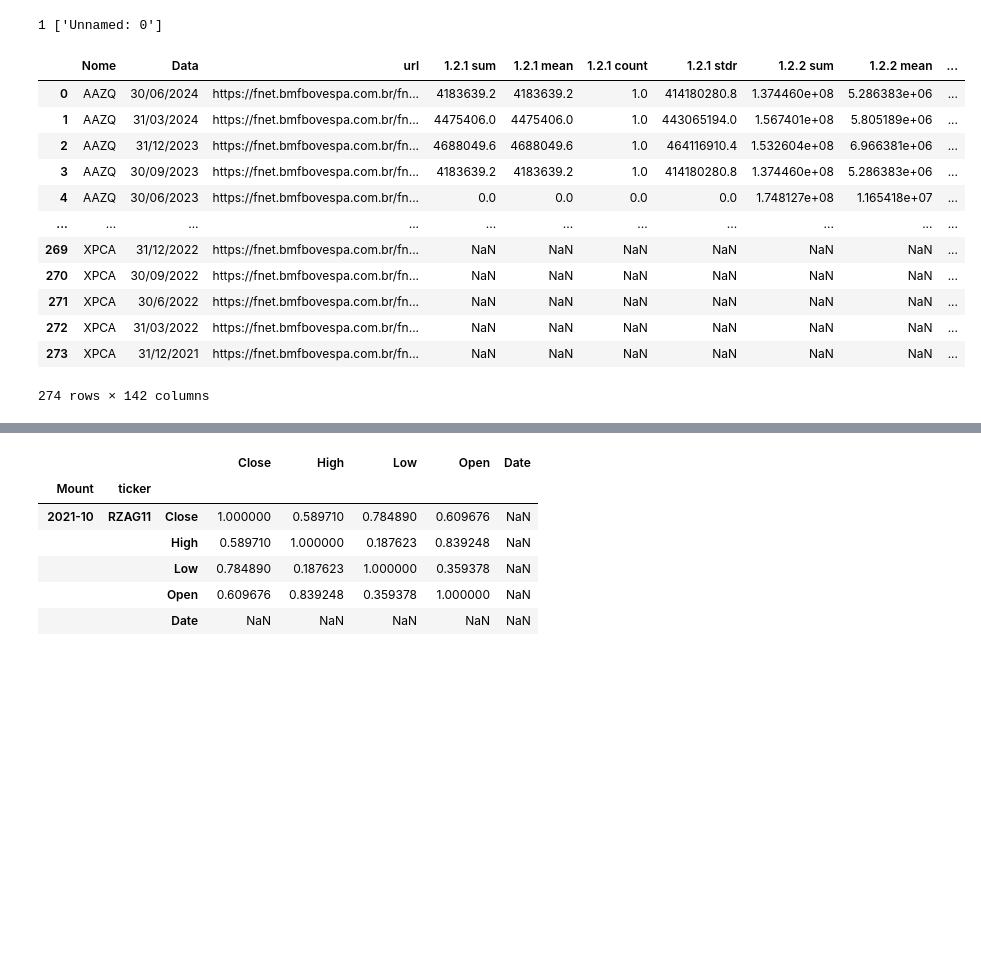
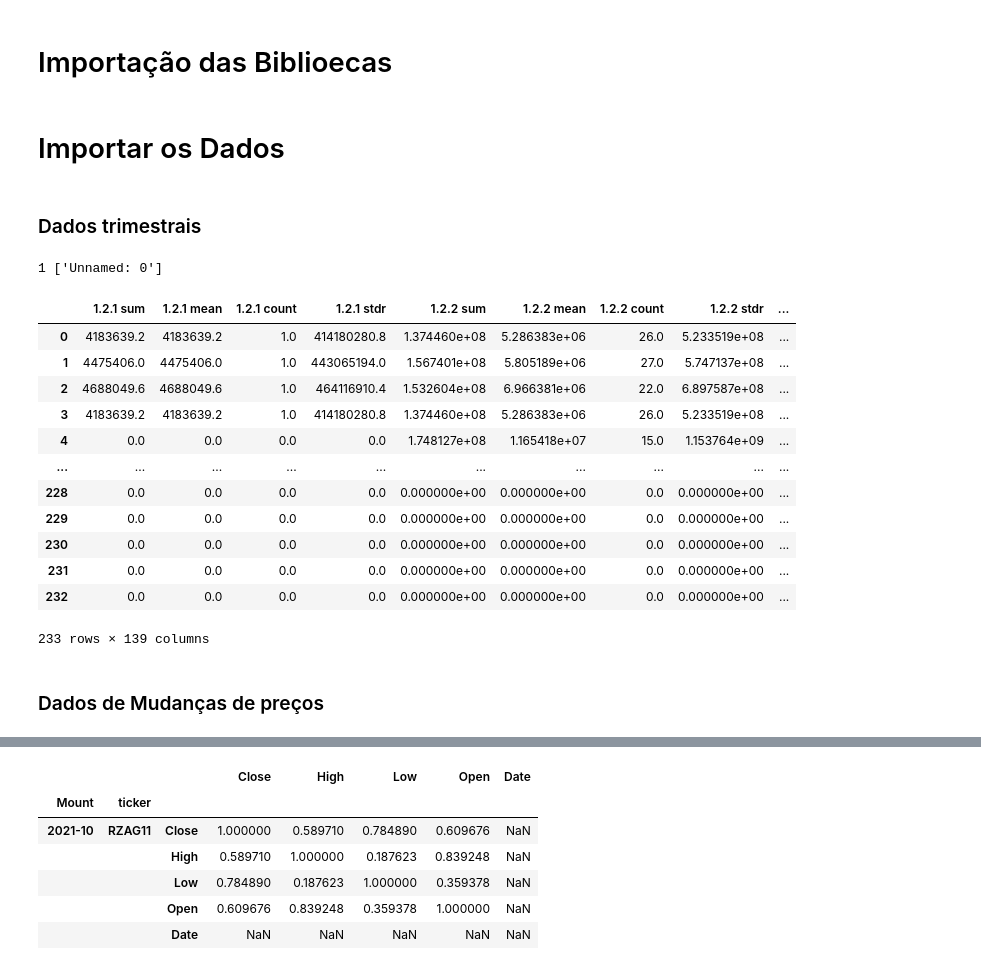
Before and after one commit to ErikMaia/tcc, a Jupyter notebook: src/analisys.ipynb, the cells around one changed output, grey strips where cells are left out. Saved outputs shown, nothing was run; the diff lists cells and outputs as text; code cells hidden in the pictures; blank space fills up the shorter version.

```diff
--- a/src/analisys.ipynb
+++ b/src/analisys.ipynb
@@ -1,3 +1,5 @@
+# %% [markdown]
+# Importação das Biblioecas
 # %%
 import pandas as pd
 import seaborn as sns
@@ -4,26 +7,29 @@ import seaborn as sns
+# %% [markdown]
+# Importar os Dados
+# %% [markdown]
+### Dados trimestrais
 # %%
-df = pd.read_csv("./../assets/dados.csv")
-coluns_to_remove = list(filter(lambda colum: 'Unnamed' in colum, df.columns))
-df = df.drop(columns=coluns_to_remove)
-df[df.isna()] = 0
-df.to_csv("./../assets/dados.csv")
-df = pd.concat([pd.read_csv("./../assets/url.csv"),df],
-                axis=1)
+quarterly_reports = pd.read_csv("./../assets/dados.csv")
+coluns_to_remove = list(filter(lambda colum: 'Unnamed' in colum, quarterly_reports.columns))
+quarterly_reports = quarterly_reports.drop(columns=coluns_to_remove)
+quarterly_reports[quarterly_reports.isna()] = 0
+quarterly_reports.to_csv("./../assets/dados.csv")
+ticker = pd.read_csv("./../assets/url.csv")['Nome'] + '11'
+quarterly_reports['ticker'] = ticker
 print(len(coluns_to_remove),coluns_to_remove)
-df['ticker'] = df['Nome'] + '11'
-df
+quarterly_reports
 # %% [output]
 1 ['Unnamed: 0']
-|  | Nome | Data | url | 1.2.1 sum | 1.2.1 mean | 1.2.1 count | 1.2.1 stdr | 1.2.2 sum | 1.2.2 mean | ... |
-| 0 | AAZQ | 30/06/2024 | https://fnet.bmfbovespa.com.br/fn... | 4183639.2 | 4183639.2 | 1.0 | 414180280.8 | 1.374460e+08 | 5.286383e+06 | ... |
-| 1 | AAZQ | 31/03/2024 | https://fnet.bmfbovespa.com.br/fn... | 4475406.0 | 4475406.0 | 1.0 | 443065194.0 | 1.567401e+08 | 5.805189e+06 | ... |
-| 2 | AAZQ | 31/12/2023 | https://fnet.bmfbovespa.com.br/fn... | 4688049.6 | 4688049.6 | 1.0 | 464116910.4 | 1.532604e+08 | 6.966381e+06 | ... |
-| 3 | AAZQ | 30/09/2023 | https://fnet.bmfbovespa.com.br/fn... | 4183639.2 | 4183639.2 | 1.0 | 414180280.8 | 1.374460e+08 | 5.286383e+06 | ... |
-| 4 | AAZQ | 30/06/2023 | https://fnet.bmfbovespa.com.br/fn... | 0.0 | 0.0 | 0.0 | 0.0 | 1.748127e+08 | 1.165418e+07 | ... |
-| ... | ... | ... | ... | ... | ... | ... | ... | ... | ... | ... |
-| 269 | XPCA | 31/12/2022 | https://fnet.bmfbovespa.com.br/fn... | NaN | NaN | NaN | NaN | NaN | NaN | ... |
-| 270 | XPCA | 30/09/2022 | https://fnet.bmfbovespa.com.br/fn... | NaN | NaN | NaN | NaN | NaN | NaN | ... |
-| 271 | XPCA | 30/6/2022 | https://fnet.bmfbovespa.com.br/fn... | NaN | NaN | NaN | NaN | NaN | NaN | ... |
-| 272 | XPCA | 31/03/2022 | https://fnet.bmfbovespa.com.br/fn... | NaN | NaN | NaN | NaN | NaN | NaN | ... |
-| 273 | XPCA | 31/12/2021 | https://fnet.bmfbovespa.com.br/fn... | NaN | NaN | NaN | NaN | NaN | NaN | ... |
+|  | 1.2.1 sum | 1.2.1 mean | 1.2.1 count | 1.2.1 stdr | 1.2.2 sum | 1.2.2 mean | 1.2.2 count | 1.2.2 stdr | ... |
+| 0 | 4183639.2 | 4183639.2 | 1.0 | 414180280.8 | 1.374460e+08 | 5.286383e+06 | 26.0 | 5.233519e+08 | ... |
+| 1 | 4475406.0 | 4475406.0 | 1.0 | 443065194.0 | 1.567401e+08 | 5.805189e+06 | 27.0 | 5.747137e+08 | ... |
+| 2 | 4688049.6 | 4688049.6 | 1.0 | 464116910.4 | 1.532604e+08 | 6.966381e+06 | 22.0 | 6.897587e+08 | ... |
+| 3 | 4183639.2 | 4183639.2 | 1.0 | 414180280.8 | 1.374460e+08 | 5.286383e+06 | 26.0 | 5.233519e+08 | ... |
+| 4 | 0.0 | 0.0 | 0.0 | 0.0 | 1.748127e+08 | 1.165418e+07 | 15.0 | 1.153764e+09 | ... |
+| ... | ... | ... | ... | ... | ... | ... | ... | ... | ... |
+| 228 | 0.0 | 0.0 | 0.0 | 0.0 | 0.000000e+00 | 0.000000e+00 | 0.0 | 0.000000e+00 | ... |
+| 229 | 0.0 | 0.0 | 0.0 | 0.0 | 0.000000e+00 | 0.000000e+00 | 0.0 | 0.000000e+00 | ... |
+| 230 | 0.0 | 0.0 | 0.0 | 0.0 | 0.000000e+00 | 0.000000e+00 | 0.0 | 0.000000e+00 | ... |
+| 231 | 0.0 | 0.0 | 0.0 | 0.0 | 0.000000e+00 | 0.000000e+00 | 0.0 | 0.000000e+00 | ... |
+| 232 | 0.0 | 0.0 | 0.0 | 0.0 | 0.000000e+00 | 0.000000e+00 | 0.0 | 0.000000e+00 | ... |
-274 rows × 142 columns
+233 rows × 139 columns
@@ -50,3 +36,5 @@ def get_all_data():
+# %% [markdown]
+### Dados de Mudanças de preços
 # %%
 import os
 quotes_path = '../assets/q'
```
Also changed, not shown: parts of 32 cells of this notebook, 2 other files.
